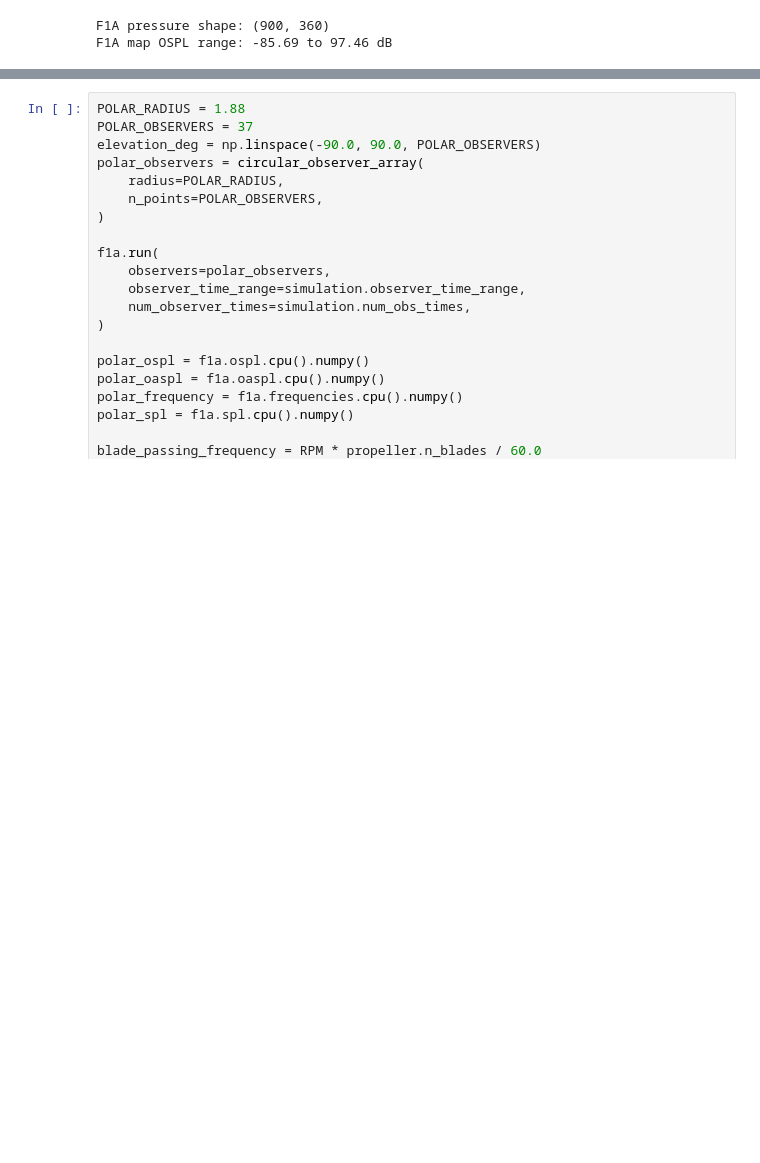
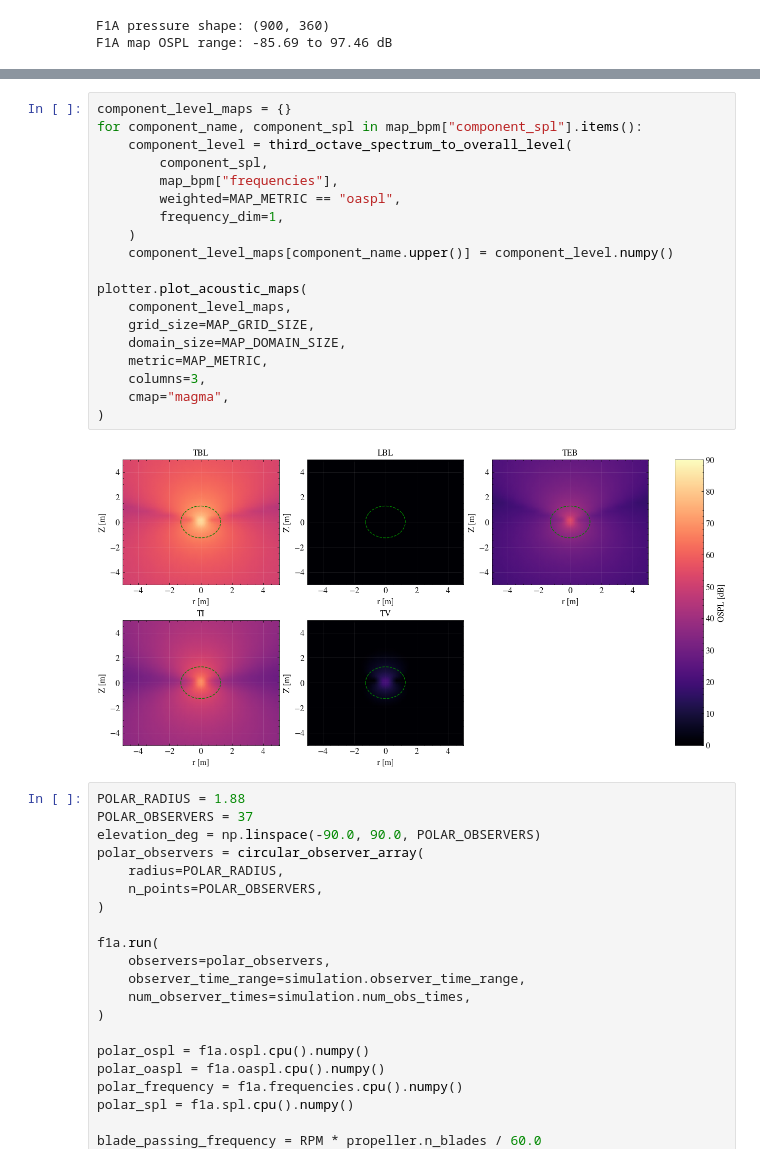
Before and after one commit to Frxljord/FastBEMT, a Jupyter notebook: Examples/Aeroacoustics.ipynb, the cells around one changed output, grey strips where cells are left out. Saved outputs shown, nothing was run; the diff lists cells and outputs as text; blank space fills up the shorter version.

```diff
--- a/Examples/Aeroacoustics.ipynb
+++ b/Examples/Aeroacoustics.ipynb
@@ -100,3 +172,24 @@ plotter.plot_acoustic_map(
+# %%
+component_level_maps = {}
+for component_name, component_spl in map_bpm["component_spl"].items():
+    component_level = third_octave_spectrum_to_overall_level(
+        component_spl,
+        map_bpm["frequencies"],
+        weighted=MAP_METRIC == "oaspl",
+        frequency_dim=1,
+    )
+    component_level_maps[component_name.upper()] = component_level.numpy()
+
+plotter.plot_acoustic_maps(
+    component_level_maps,
+    grid_size=MAP_GRID_SIZE,
+    domain_size=MAP_DOMAIN_SIZE,
+    metric=MAP_METRIC,
+    columns=3,
+    cmap="magma",
+)
+# %% [output]
+[figure, added]
 # %%
 POLAR_RADIUS = 1.88
 POLAR_OBSERVERS = 37
```
Also changed, not shown: parts of 6 cells of this notebook, 5 other files.
